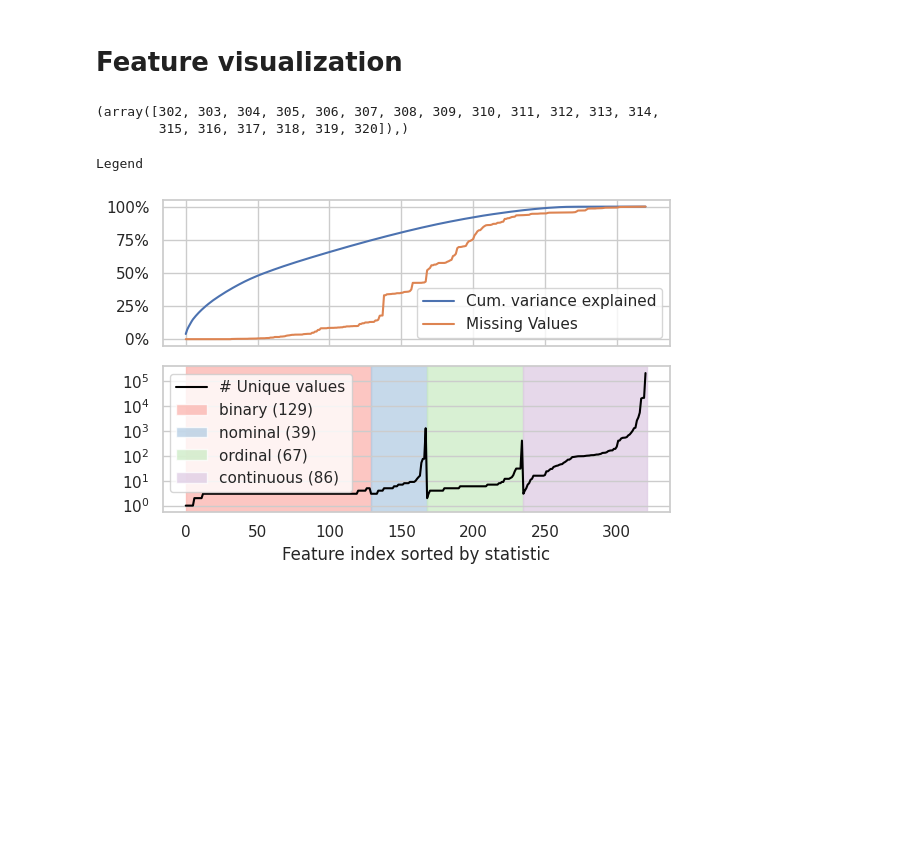
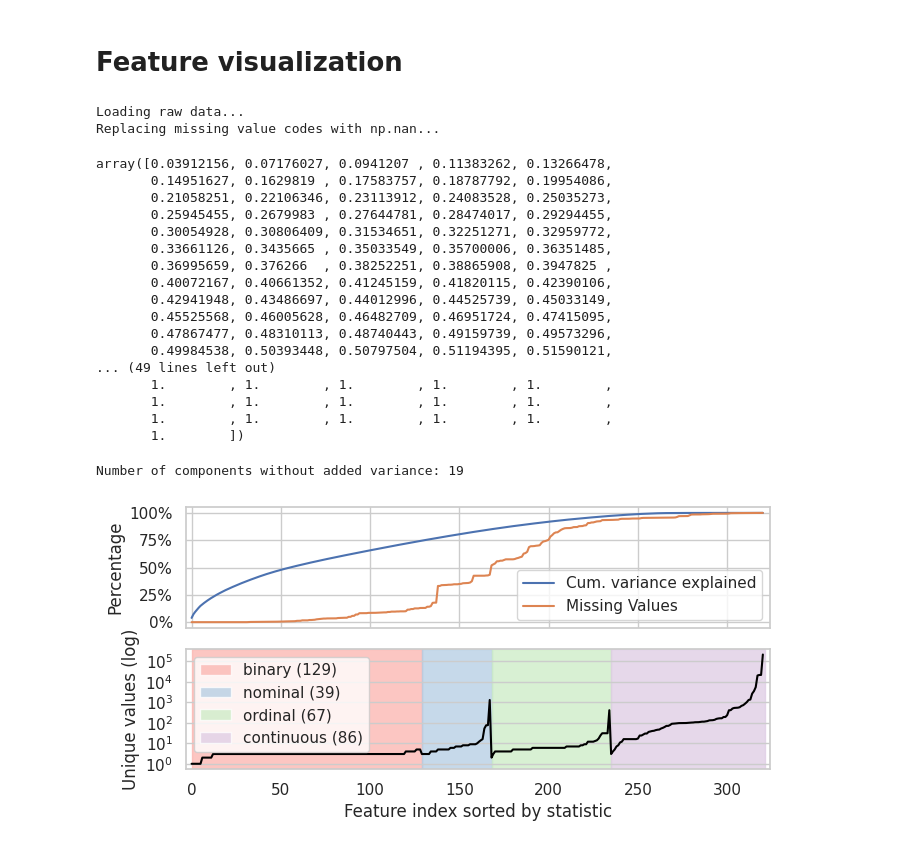
Before and after one commit to betty-gures/cs433project1, a Jupyter notebook: notebooks/002_dataset_exploration.ipynb, the cells around one changed output. Drawn from its saved outputs; the diff is of its cells as text; code cells hidden in the pictures; blank space fills up the shorter version.

```diff
--- a/notebooks/002_dataset_exploration.ipynb
+++ b/notebooks/002_dataset_exploration.ipynb
@@ -137,9 +68,10 @@ def get_raw_data():
 # %% [markdown]
 # Feature visualization
 # %%
-train = np.load("../data/dataset_prep/train.npz")
-x_train = train["x_train"]
-y_train = train["y_train"]
+x_train, _, y_train, _ = preprocess(one_hot_encoding=False) # replace missing values with NaN
+# %% [output]
+Loading raw data...
+Replacing missing value codes with np.nan...
 # %%
 # Missingness
 missing_perc = np.isnan(x_train).mean(axis=0)
@@ -159,11 +90,30 @@ eigenvalues = eigenvalues[idx]
 eigenvectors = eigenvectors[:, idx]
 explained_variance_ratio = eigenvalues / np.sum(eigenvalues)
 cumulative_variance = np.cumsum(explained_variance_ratio)
+# %%
+cumulative_variance
+# %% [output]
+array([0.03912156, 0.07176027, 0.0941207 , 0.11383262, 0.13266478,
+       0.14951627, 0.1629819 , 0.17583757, 0.18787792, 0.19954086,
+       0.21058251, 0.22106346, 0.23113912, 0.24083528, 0.25035273,
+       0.25945455, 0.2679983 , 0.27644781, 0.28474017, 0.29294455,
+       0.30054928, 0.30806409, 0.31534651, 0.32251271, 0.32959772,
+       0.33661126, 0.3435665 , 0.35033549, 0.35700006, 0.36351485,
+       0.36995659, 0.376266  , 0.38252251, 0.38865908, 0.3947825 ,
+       0.40072167, 0.40661352, 0.41245159, 0.41820115, 0.42390106,
+       0.42941948, 0.43486697, 0.44012996, 0.44525739, 0.45033149,
+       0.45525568, 0.46005628, 0.46482709, 0.46951724, 0.47415095,
+       0.47867477, 0.48310113, 0.48740443, 0.49159739, 0.49573296,
+       0.49984538, 0.50393448, 0.50797504, 0.51194395, 0.51590121,
+... (49 lines left out)
+       1.        , 1.        , 1.        , 1.        , 1.        ,
+       1.        , 1.        , 1.        , 1.        , 1.        ,
+       1.        , 1.        , 1.        , 1.        , 1.        ,
+       1.        ])
 # %%
-np.where(cumulative_variance == 1)
+print(f"Number of components without added variance: {np.sum(cumulative_variance > 1-1e-16)}")
 # %% [output]
-(array([302, 303, 304, 305, 306, 307, 308, 309, 310, 311, 312, 313, 314,
-        315, 316, 317, 318, 319, 320]),)
+Number of components without added variance: 19
 # %%
 # Variable types
 # Number of unique values per feature and variable types
@@ -199,18 +147,13 @@ type_counts = Counter(sorted_var_types)
 # %%
-import matplotlib.pyplot as plt
-import seaborn as sns
-from matplotlib.ticker import PercentFormatter, MaxNLocator
-from matplotlib.patches import Patch
-
 sns.set(style="whitegrid")
 
-fig, (ax1, ax2) = plt.subplots(2, 1, figsize=(6, 4), sharex=True)
+fig, (ax1, ax2) = plt.subplots(2, 1, figsize=(7, 3.5), sharex=True)
 
 # --- Subplot 1: cumulative variance & missing values (percentage) ---
 sns.lineplot(x=range(len(cumulative_variance)), y=cumulative_variance, ax=ax1, label="Cum. variance explained")
 sns.lineplot(x=range(len(sorted_missing)), y=sorted_missing, ax=ax1, label="Missing Values")
 
-ax1.set_ylabel("")
+ax1.set_ylabel("Percentage")
 ax1.yaxis.set_major_formatter(PercentFormatter(xmax=1))
 ax1.legend(loc="lower right")
 ax1.yaxis.set_major_locator(MaxNLocator(nbins=5))
@@ -218,38 +161,35 @@ ax1.yaxis.set_major_locator(MaxNLocator(nbins=5))
 # --- Subplot 2: unique values (log scale) ---
 sns.lineplot(x=range(len(sorted_unique_vals)), y=sorted_unique_vals, ax=ax2, color="black", label="# Unique values")
 
 ax2.set_ylabel("")
 yticks = np.logspace(
     np.log10(1),
     np.log10(100000),
     6
 )
 ax2.set_yscale("log")
 ax2.set_yticks(yticks)
-#ax2.get_yaxis().set_major_formatter(plt.LogFormatter())  # Show normal numbers, not scientific notation
-
 
 colors = plt.cm.Pastel1.colors  # use soft, distinct colors
 color_map = {t: colors[i % len(colors)] for i, t in enumerate(unique_types)}
 
 for i, t in enumerate(sorted_var_types):
     if i == 0 or sorted_var_types[i] != sorted_var_types[i - 1]:
         start = i
         # Find where this region ends
         end = next((j for j in range(i + 1, len(sorted_var_types)) if sorted_var_types[j] != t), len(sorted_var_types))
         ax2.axvspan(start, end, color=color_map[t], alpha=0.75, zorder=0)
 
 ax2.set_xlabel("Feature index sorted by statistic")
-
+ax2.set_ylabel("Unique values (log)")
 patches = [Patch(facecolor=color_map[t], alpha=0.75, label=f"{t} ({type_counts[t]})") for t in unique_types]
-line_handles, _ = ax2.get_legend_handles_labels()
-print(ax2.get_legend())
-ax2.legend(handles=line_handles + patches, loc="upper left", frameon=True)
+#line_handles, _ = ax2.get_legend_handles_labels())
+ax2.legend(handles=patches, loc="upper left", frameon=True)
 
 ax2.grid(axis='x')
+plt.xlim(-3, x_train.shape[1]+3)
 plt.tight_layout()
 plt.savefig("../results/feature_statistics_overview.pdf")
 plt.show()
 # %% [output]
-Legend
-[figure, old version]
+[figure, new version]
```
Also changed, not shown: parts of 15 cells of this notebook, 25 other files.
